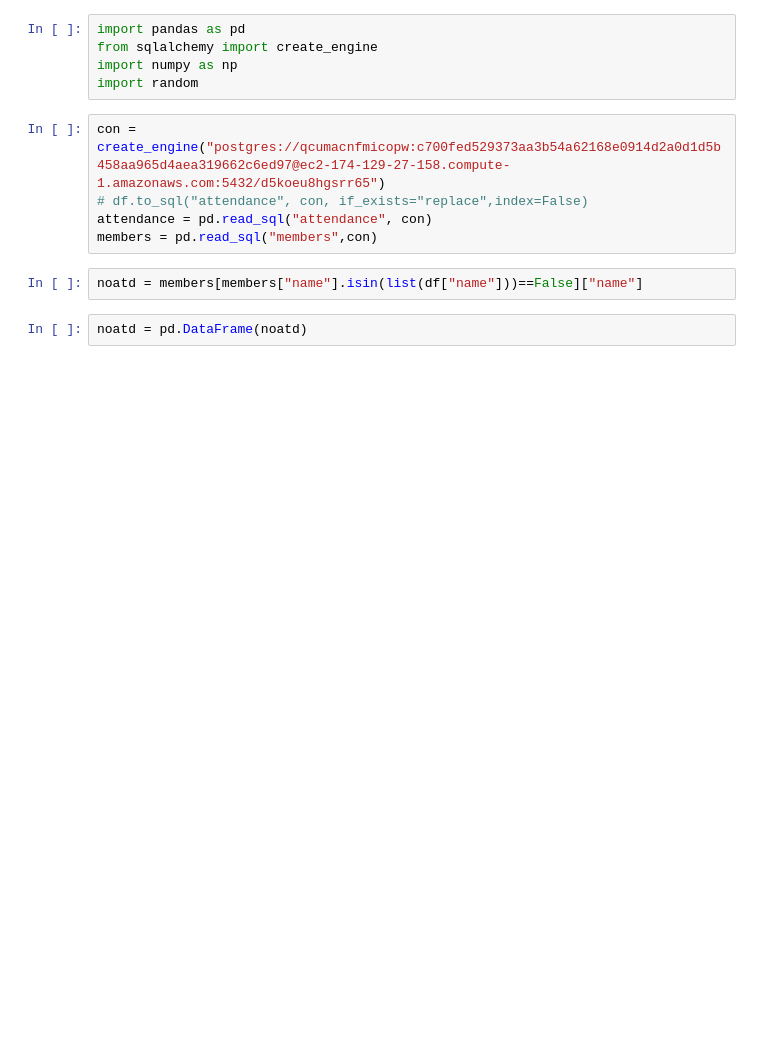
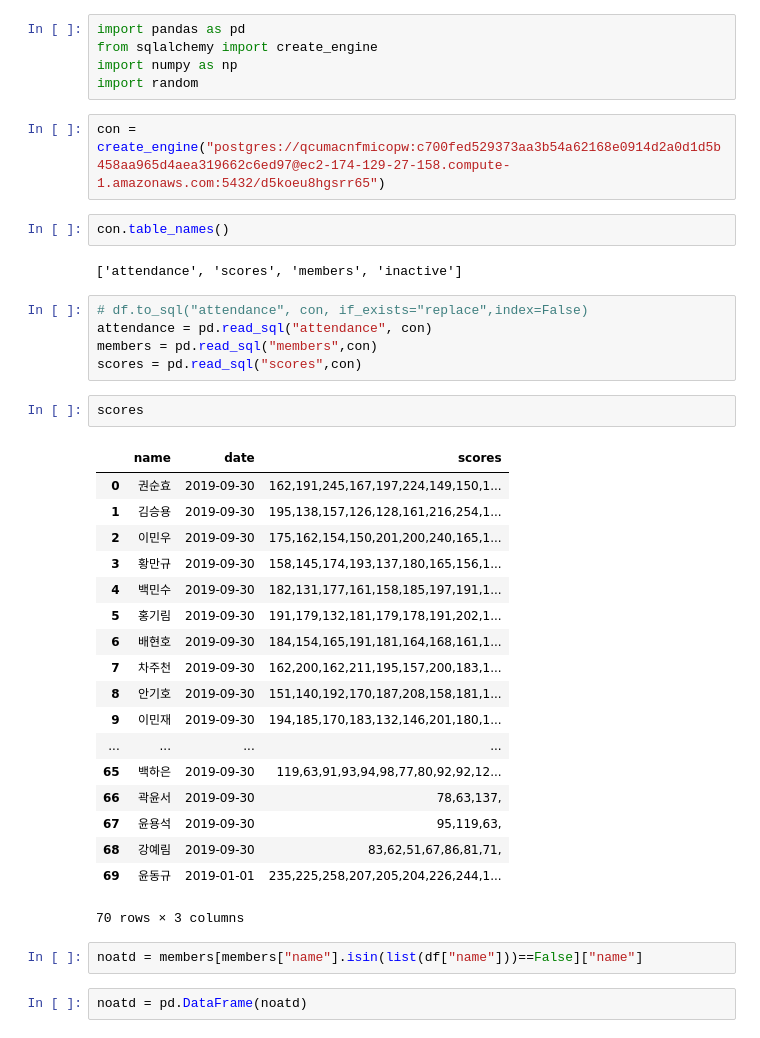
Before and after one commit to yundk7/Bowling_Team_Heroku, a Jupyter notebook: pet_pals/Untitled.ipynb, the cells around one changed output. Cells and saved outputs as stored; diff of their text form; blank space fills up the shorter version.

```diff
--- a/pet_pals/Untitled.ipynb
+++ b/pet_pals/Untitled.ipynb
@@ -5,9 +5,36 @@ import numpy as np
 import random
 # %%
 con = create_engine("postgres://qcumacnfmicopw:c700fed529373aa3b54a62168e0914d2a0d1d5b458aa965d4aea319662c6ed97@ec2-174-129-27-158.compute-1.amazonaws.com:5432/d5koeu8hgsrr65")
-# df.to_sql("attendance", con, if_exists="replace",index=False)
-attendance = pd.read_sql("attendance", con)
-members = pd.read_sql("members",con)
+# %%
+con.table_names()
+# %% [output]
+['attendance', 'scores', 'members', 'inactive']
+# %%
+# df.to_sql("attendance", con, if_exists="replace",index=False)
+attendance = pd.read_sql("attendance", con)
+members = pd.read_sql("members",con)
+scores = pd.read_sql("scores",con)
+# %%
+scores
+# %% [output]
+|  | name | date | scores |
+| 0 | 권순효 | 2019-09-30 | 162,191,245,167,197,224,149,150,1... |
+| 1 | 김승용 | 2019-09-30 | 195,138,157,126,128,161,216,254,1... |
+| 2 | 이민우 | 2019-09-30 | 175,162,154,150,201,200,240,165,1... |
+| 3 | 황만규 | 2019-09-30 | 158,145,174,193,137,180,165,156,1... |
+| 4 | 백민수 | 2019-09-30 | 182,131,177,161,158,185,197,191,1... |
+| 5 | 홍기림 | 2019-09-30 | 191,179,132,181,179,178,191,202,1... |
+| 6 | 배현호 | 2019-09-30 | 184,154,165,191,181,164,168,161,1... |
+| 7 | 차주천 | 2019-09-30 | 162,200,162,211,195,157,200,183,1... |
+| 8 | 안기호 | 2019-09-30 | 151,140,192,170,187,208,158,181,1... |
+| 9 | 이민재 | 2019-09-30 | 194,185,170,183,132,146,201,180,1... |
+| ... | ... | ... | ... |
+| 65 | 백하은 | 2019-09-30 | 119,63,91,93,94,98,77,80,92,92,12... |
+| 66 | 곽윤서 | 2019-09-30 | 78,63,137, |
+| 67 | 윤용석 | 2019-09-30 | 95,119,63, |
+| 68 | 강예림 | 2019-09-30 | 83,62,51,67,86,81,71, |
+| 69 | 윤동규 | 2019-01-01 | 235,225,258,207,205,204,226,244,1... |
+70 rows × 3 columns
 # %%
 noatd = members[members["name"].isin(list(df["name"]))==False]["name"]
 # %%
```
Also changed, not shown: 3 other files.
